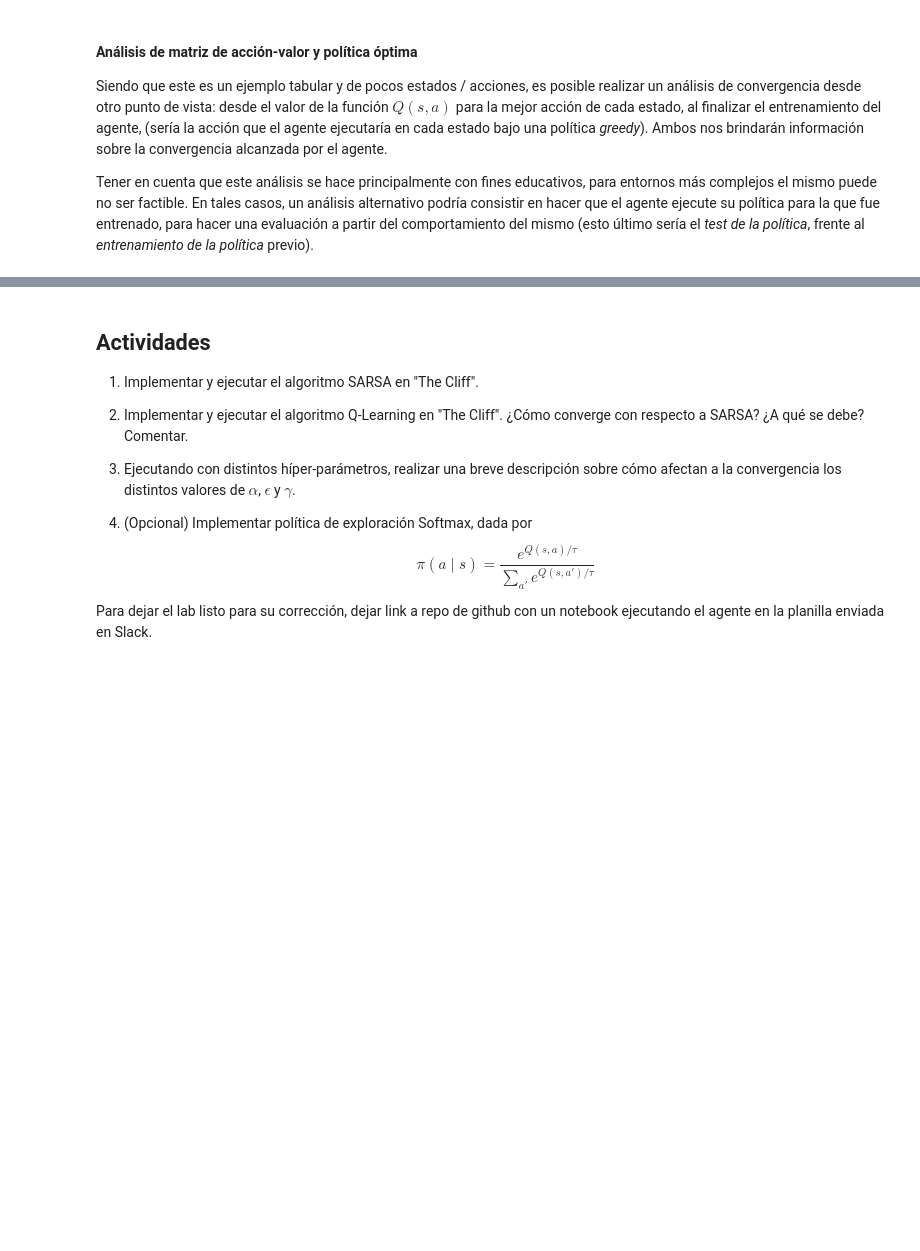
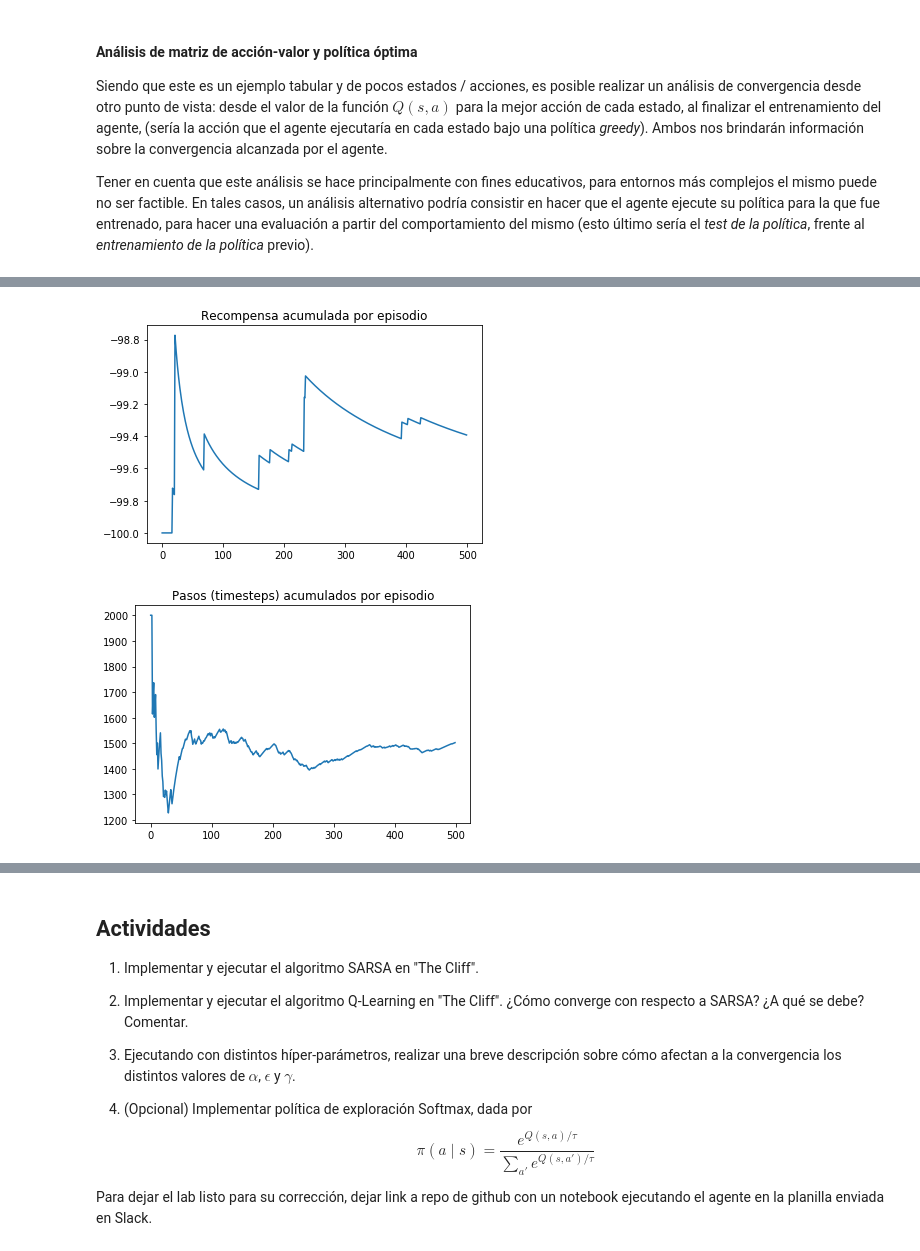
Before and after one commit to manquius/aprendizajePorRefuerzos, a Jupyter notebook: lab_1_intro_rl_sarsa.ipynb, the cells around one changed output, grey strips where cells are left out. Saved outputs shown, nothing was run; the diff lists cells and outputs as text; code cells hidden in the pictures; blank space fills up the shorter version.

```diff
--- a/lab_1_intro_rl_sarsa.ipynb
+++ b/lab_1_intro_rl_sarsa.ipynb
@@ -270,0 +288,15 @@ env.close()
+# %%
+
+q = {}
+
+alpha = 0.4
+gamma = 0.5
+epsilon = 0.1
+
+avg_steps_per_episode, timesteps_ep, reward_ep = run()
+
+plot_reward_per_episode(reward_ep)
+plot_steps_per_episode_smooth(timesteps_ep)
+# %% [output]
+[figure, added]
+[figure, added]
```
Also changed, not shown: parts of 13 cells of this notebook.
